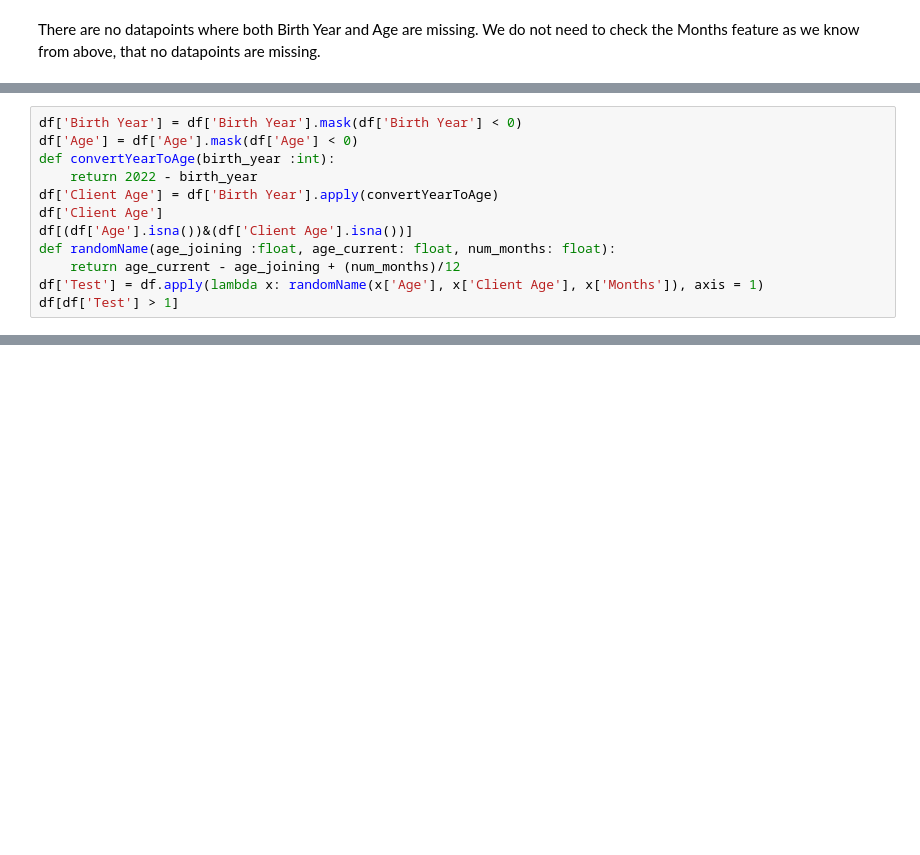
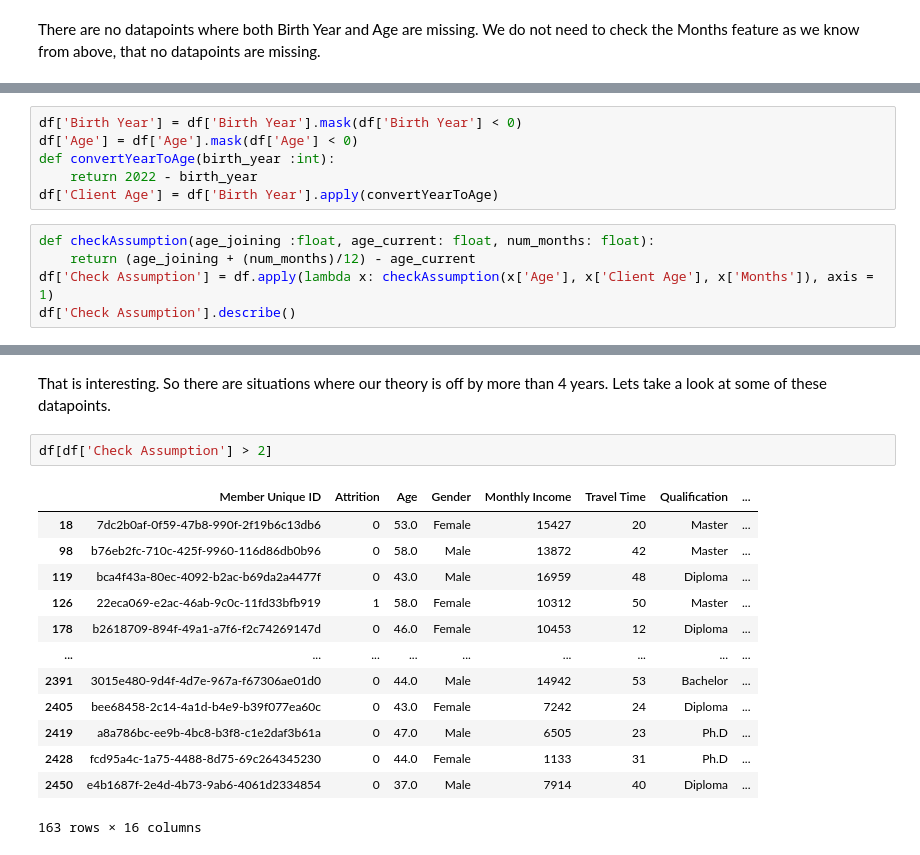
Before and after one commit to Anglesofdeath/attrition-data-science-project, a Jupyter notebook: eda.ipynb, the cells around one changed output, grey strips where cells are left out. Saved outputs shown, nothing was run; the diff lists cells and outputs as text; blank space fills up the shorter version.

```diff
--- a/eda.ipynb
+++ b/eda.ipynb
@@ -355,9 +358,8 @@ df['Age'] = df['Age'].mask(df['Age'] < 0)
 def convertYearToAge(birth_year :int):
     return 2022 - birth_year
 df['Client Age'] = df['Birth Year'].apply(convertYearToAge)
-df['Client Age']
-df[(df['Age'].isna())&(df['Client Age'].isna())]
-def randomName(age_joining :float, age_current: float, num_months: float):
-    return age_current - age_joining + (num_months)/12
-df['Test'] = df.apply(lambda x: randomName(x['Age'], x['Client Age'], x['Months']), axis = 1)
-df[df['Test'] > 1]
+# %%
+def checkAssumption(age_joining :float, age_current: float, num_months: float):
+    return (age_joining + (num_months)/12) - age_current
+df['Check Assumption'] = df.apply(lambda x: checkAssumption(x['Age'], x['Client Age'], x['Months']), axis = 1)
+df['Check Assumption'].describe()
@@ -363,0 +376,18 @@ df[df['Test'] > 1]
+# %% [markdown]
+That is interesting. So there are situations where our theory is off by more than 4 years. Lets take a look at some of these datapoints.
+# %%
+df[df['Check Assumption'] > 2]
+# %% [output]
+|  | Member Unique ID | Attrition | Age | Gender | Monthly Income | Travel Time | Qualification | ... |
+| 18 | 7dc2b0af-0f59-47b8-990f-2f19b6c13db6 | 0 | 53.0 | Female | 15427 | 20 | Master | ... |
+| 98 | b76eb2fc-710c-425f-9960-116d86db0b96 | 0 | 58.0 | Male | 13872 | 42 | Master | ... |
+| 119 | bca4f43a-80ec-4092-b2ac-b69da2a4477f | 0 | 43.0 | Male | 16959 | 48 | Diploma | ... |
+| 126 | 22eca069-e2ac-46ab-9c0c-11fd33bfb919 | 1 | 58.0 | Female | 10312 | 50 | Master | ... |
+| 178 | b2618709-894f-49a1-a7f6-f2c74269147d | 0 | 46.0 | Female | 10453 | 12 | Diploma | ... |
+| ... | ... | ... | ... | ... | ... | ... | ... | ... |
+| 2391 | 3015e480-9d4f-4d7e-967a-f67306ae01d0 | 0 | 44.0 | Male | 14942 | 53 | Bachelor | ... |
+| 2405 | bee68458-2c14-4a1d-b4e9-b39f077ea60c | 0 | 43.0 | Female | 7242 | 24 | Diploma | ... |
+| 2419 | a8a786bc-ee9b-4bc8-b3f8-c1e2daf3b61a | 0 | 47.0 | Male | 6505 | 23 | Ph.D | ... |
+| 2428 | fcd95a4c-1a75-4488-8d75-69c264345230 | 0 | 44.0 | Female | 1133 | 31 | Ph.D | ... |
+| 2450 | e4b1687f-2e4d-4b73-9ab6-4061d2334854 | 0 | 37.0 | Male | 7914 | 40 | Diploma | ... |
+163 rows × 16 columns
```
Also changed, not shown: parts of 7 cells of this notebook.
